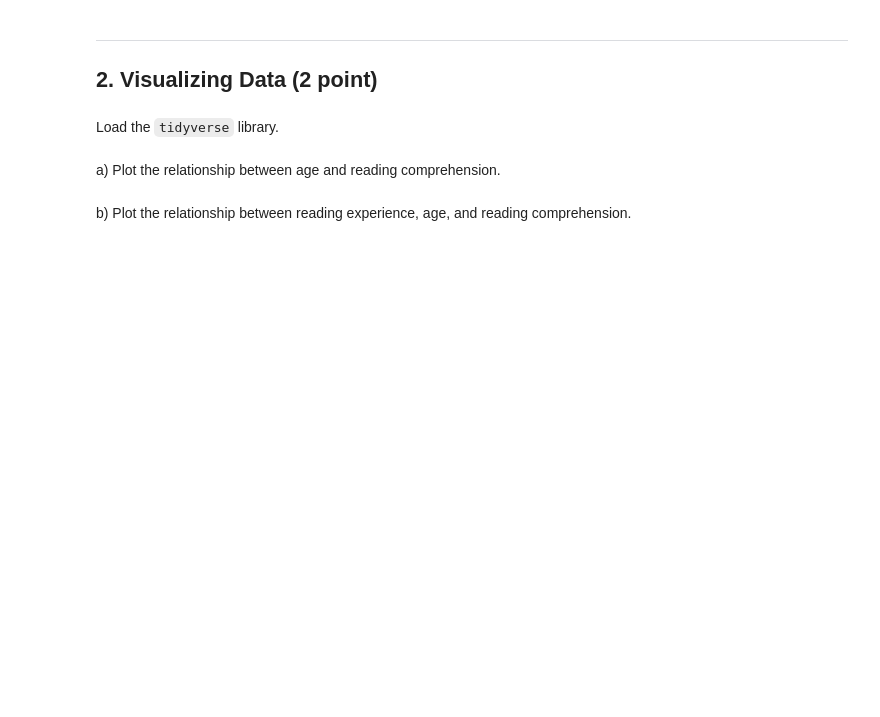
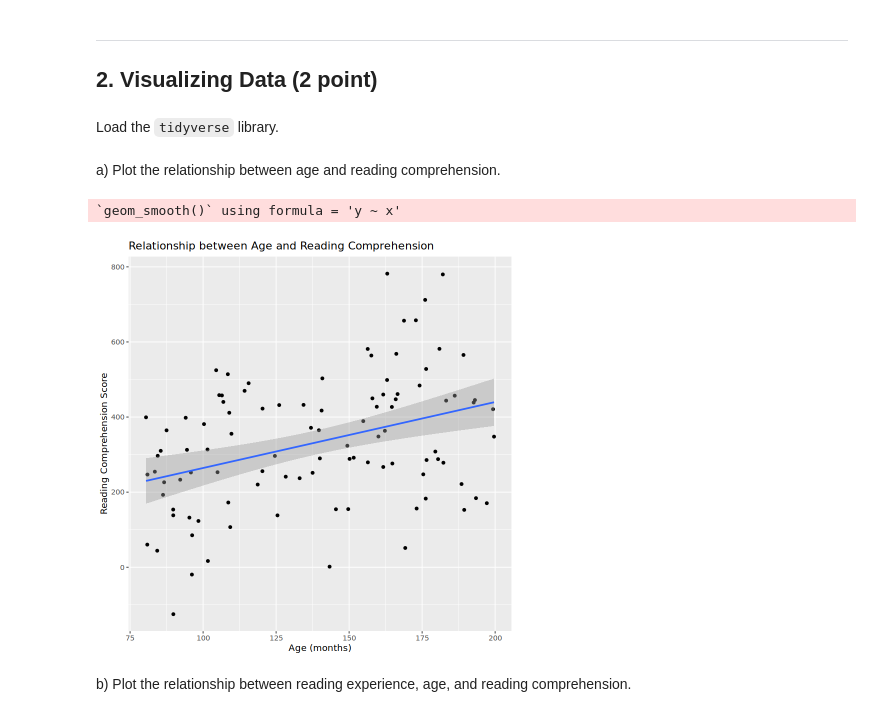
Before and after one commit to cnsimmons/Simmons_DSPN_S25, a Jupyter notebook: ExerciseSubmissions/ex14_mediation-and-moderation.ipynb, the cells around one changed output. Cells and saved outputs as stored; diff of their text form; code cells hidden in the pictures; blank space fills up the shorter version.

```diff
--- a/ExerciseSubmissions/ex14_mediation-and-moderation.ipynb
+++ b/ExerciseSubmissions/ex14_mediation-and-moderation.ipynb
@@ -34,9 +36,20 @@ sd_c = 85      # standard dev of gaussian noise term, epsilon_c
 
 simulate_data <- function(sample_size, age_lo, age_hi, beta_xa,
                           beta_x0, sd_x, beta_ca, beta_cx, beta_c0, sd_c) {
-      # WRITE YOUR CODE HERE
+  # Generate ages uniformly between age_lo and age_hi
+  age <- runif(sample_size, min = age_lo, max = age_hi)
 
+  # Generate word reading experience based on age
+  epsilon_x <- rnorm(sample_size, mean = 0, sd = sd_x)
+  x <- beta_xa * age + beta_x0 + epsilon_x
+
+  # Generate reading comprehension based on age and word reading experience
+  epsilon_c <- rnorm(sample_size, mean = 0, sd = sd_c)
+  c <- beta_ca * age + beta_cx * x + beta_c0 + epsilon_c
+
+  # Return a data frame with all variables
+  return(data.frame(age = age, x = x, c = c))
 }
 
-#dat <- simulate_data(sample_size, age_lo, age_hi, beta_xa, beta_x0, sd_x, beta_ca, beta_cx, beta_c0, sd_c)
-#head(dat)
+dat <- simulate_data(sample_size, age_lo, age_hi, beta_xa, beta_x0, sd_x, beta_ca, beta_cx, beta_c0, sd_c)
+head(dat)
@@ -54,2 +77,13 @@ a) Plot the relationship between age and reading comprehension.
+# %%
+# Plot relationship between age and reading comprehension
+ggplot(dat, aes(x = age, y = c)) +
+  geom_point() +
+  geom_smooth(method = "lm", se = TRUE) +
+  labs(title = "Relationship between Age and Reading Comprehension",
+       x = "Age (months)",
+       y = "Reading Comprehension Score")
+# %% [output]
+`geom_smooth()` using formula = 'y ~ x'
+[figure, added]
 # %% [markdown]
 b) Plot the relationship between reading experience, age, and reading comprehension.
```
Also changed, not shown: parts of 13 cells of this notebook.
